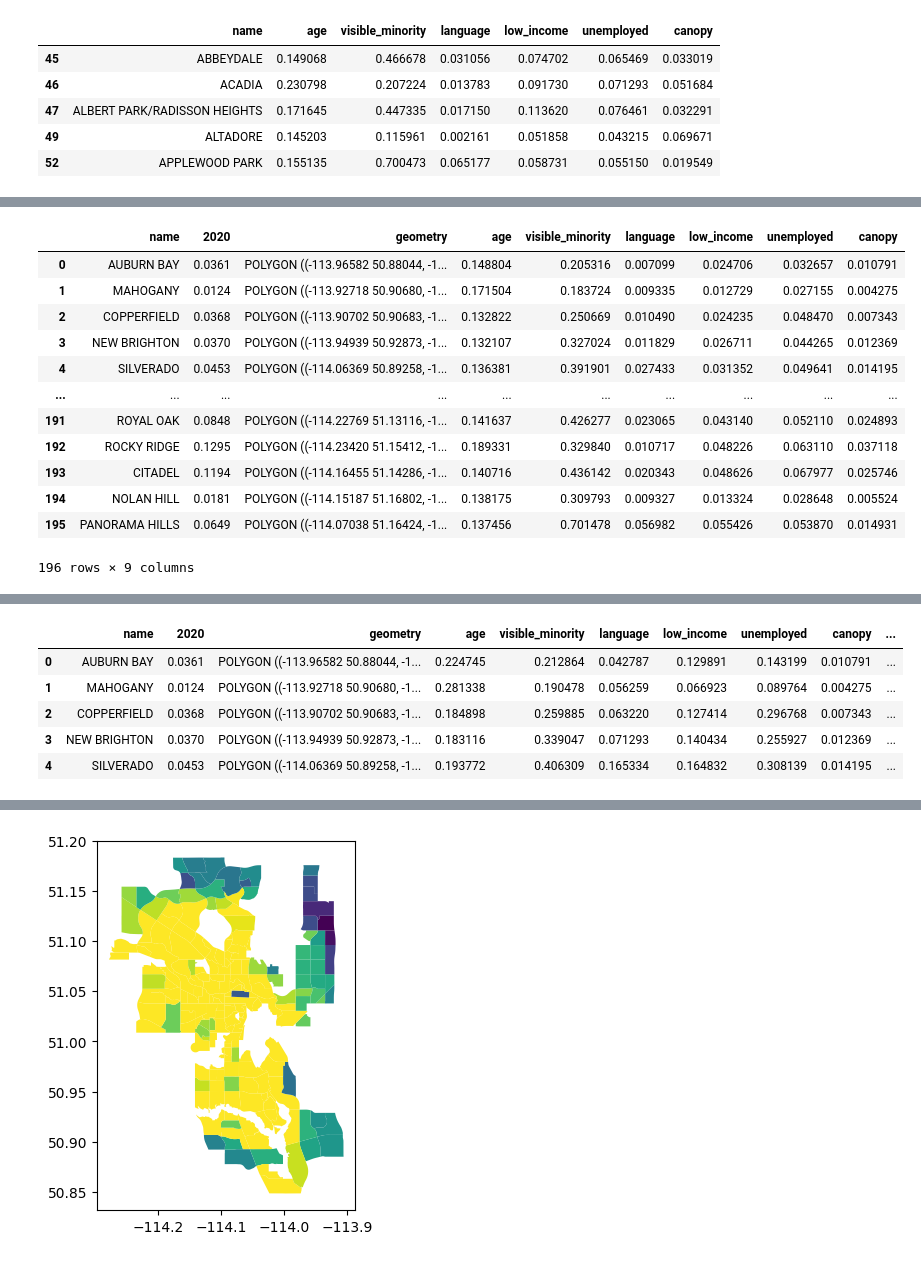
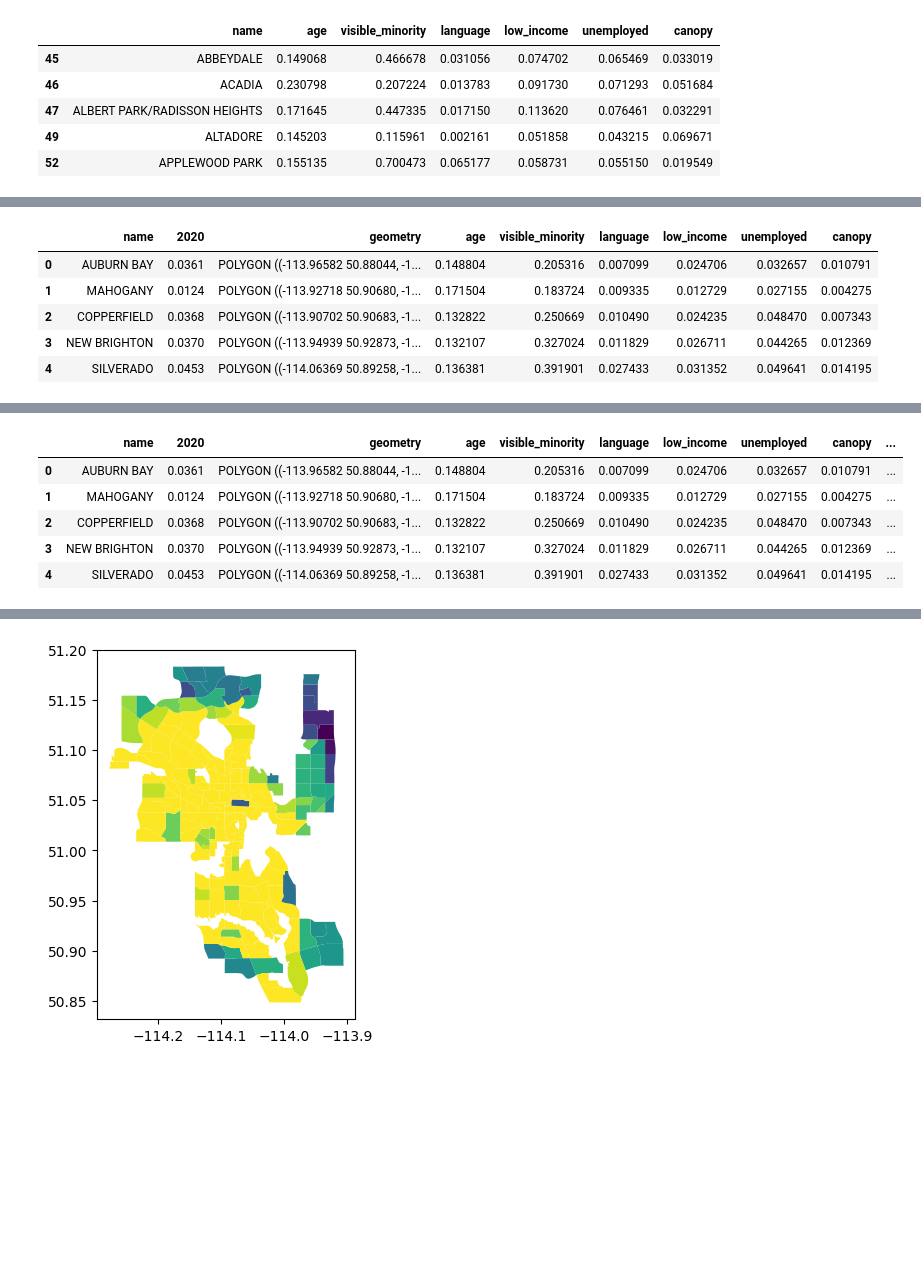
Before and after one commit to smohiudd/calgary-tree-equity, a Jupyter notebook: notebooks/EquityIndex.ipynb, the cells around one changed output, grey strips where cells are left out. Drawn from its saved outputs; the diff is of its cells as text; code cells hidden in the pictures; blank space fills up the shorter version.

```diff
--- a/notebooks/EquityIndex.ipynb
+++ b/notebooks/EquityIndex.ipynb
@@ -83,8 +45,8 @@ columns
  '% Unemployed',
  '% Area of tree canopy (2020)']
 # %%
-df = df[columns]
-df
+priority_indicators = priority_indicators[columns]
+priority_indicators.head()
 # %% [output]
 |  | Community name | % of people aged >65 and < 5 year... | % Visible minority population | % Language (neither FR or EN) | ... |
 | 0 | 01B | NaN | NaN | NaN | ... |
@@ -110,10 +65,10 @@ rename={
     "% Area of tree canopy (2020)":"canopy"
 }
 # %%
-df = df.rename(columns=rename)
+priority_indicators = priority_indicators.rename(columns=rename)
 # %%
-df = df.dropna()
-df.head()
+priority_indicators = priority_indicators.dropna()
+priority_indicators.head()
 # %% [output]
 |  | name | age | visible_minority | language | low_income | unemployed | canopy |
 | 45 | ABBEYDALE | 0.149068 | 0.466678 | 0.031056 | 0.074702 | 0.065469 | 0.033019 |
@@ -122,5 +77,5 @@ df.head()
 | 49 | ALTADORE | 0.145203 | 0.115961 | 0.002161 | 0.051858 | 0.043215 | 0.069671 |
 | 52 | APPLEWOOD PARK | 0.155135 | 0.700473 | 0.065177 | 0.058731 | 0.055150 | 0.019549 |
 # %%
-canopy_data= canopy_data.merge(df, left_on='name', right_on='name')
+df= canopy_data.merge(priority_indicators, left_on='name', right_on='name')
 # %%
@@ -151,18 +90,11 @@ canopy_data.plot(column="2020")
 # %%
-canopy_data["2020"] = canopy_data["2020"]/100
-canopy_data
+df["2020"] = df["2020"]/100
+df.head()
 # %% [output]
 |  | name | 2020 | geometry | age | visible_minority | language | low_income | unemployed | canopy |
 | 0 | AUBURN BAY | 0.0361 | POLYGON ((-113.96582 50.88044, -1... | 0.148804 | 0.205316 | 0.007099 | 0.024706 | 0.032657 | 0.010791 |
 | 1 | MAHOGANY | 0.0124 | POLYGON ((-113.92718 50.90680, -1... | 0.171504 | 0.183724 | 0.009335 | 0.012729 | 0.027155 | 0.004275 |
 | 2 | COPPERFIELD | 0.0368 | POLYGON ((-113.90702 50.90683, -1... | 0.132822 | 0.250669 | 0.010490 | 0.024235 | 0.048470 | 0.007343 |
 | 3 | NEW BRIGHTON | 0.0370 | POLYGON ((-113.94939 50.92873, -1... | 0.132107 | 0.327024 | 0.011829 | 0.026711 | 0.044265 | 0.012369 |
 | 4 | SILVERADO | 0.0453 | POLYGON ((-114.06369 50.89258, -1... | 0.136381 | 0.391901 | 0.027433 | 0.031352 | 0.049641 | 0.014195 |
-| ... | ... | ... | ... | ... | ... | ... | ... | ... | ... |
-| 191 | ROYAL OAK | 0.0848 | POLYGON ((-114.22769 51.13116, -1... | 0.141637 | 0.426277 | 0.023065 | 0.043140 | 0.052110 | 0.024893 |
-| 192 | ROCKY RIDGE | 0.1295 | POLYGON ((-114.23420 51.15412, -1... | 0.189331 | 0.329840 | 0.010717 | 0.048226 | 0.063110 | 0.037118 |
-| 193 | CITADEL | 0.1194 | POLYGON ((-114.16455 51.14286, -1... | 0.140716 | 0.436142 | 0.020343 | 0.048626 | 0.067977 | 0.025746 |
-| 194 | NOLAN HILL | 0.0181 | POLYGON ((-114.15187 51.16802, -1... | 0.138175 | 0.309793 | 0.009327 | 0.013324 | 0.028648 | 0.005524 |
-| 195 | PANORAMA HILLS | 0.0649 | POLYGON ((-114.07038 51.16424, -1... | 0.137456 | 0.701478 | 0.056982 | 0.055426 | 0.053870 | 0.014931 |
-196 rows × 9 columns
 # %%
@@ -190,11 +130,11 @@ canopy_data[numeric_columns] = scaler.fit_transform(canopy_data[numeric_columns]
 # %%
-canopy_data.head()
+df.head()
 # %% [output]
 |  | name | 2020 | geometry | age | visible_minority | language | low_income | unemployed | canopy | ... |
-| 0 | AUBURN BAY | 0.0361 | POLYGON ((-113.96582 50.88044, -1... | 0.224745 | 0.212864 | 0.042787 | 0.129891 | 0.143199 | 0.010791 | ... |
-| 1 | MAHOGANY | 0.0124 | POLYGON ((-113.92718 50.90680, -1... | 0.281338 | 0.190478 | 0.056259 | 0.066923 | 0.089764 | 0.004275 | ... |
-| 2 | COPPERFIELD | 0.0368 | POLYGON ((-113.90702 50.90683, -1... | 0.184898 | 0.259885 | 0.063220 | 0.127414 | 0.296768 | 0.007343 | ... |
-| 3 | NEW BRIGHTON | 0.0370 | POLYGON ((-113.94939 50.92873, -1... | 0.183116 | 0.339047 | 0.071293 | 0.140434 | 0.255927 | 0.012369 | ... |
-| 4 | SILVERADO | 0.0453 | POLYGON ((-114.06369 50.89258, -1... | 0.193772 | 0.406309 | 0.165334 | 0.164832 | 0.308139 | 0.014195 | ... |
+| 0 | AUBURN BAY | 0.0361 | POLYGON ((-113.96582 50.88044, -1... | 0.148804 | 0.205316 | 0.007099 | 0.024706 | 0.032657 | 0.010791 | ... |
+| 1 | MAHOGANY | 0.0124 | POLYGON ((-113.92718 50.90680, -1... | 0.171504 | 0.183724 | 0.009335 | 0.012729 | 0.027155 | 0.004275 | ... |
+| 2 | COPPERFIELD | 0.0368 | POLYGON ((-113.90702 50.90683, -1... | 0.132822 | 0.250669 | 0.010490 | 0.024235 | 0.048470 | 0.007343 | ... |
+| 3 | NEW BRIGHTON | 0.0370 | POLYGON ((-113.94939 50.92873, -1... | 0.132107 | 0.327024 | 0.011829 | 0.026711 | 0.044265 | 0.012369 | ... |
+| 4 | SILVERADO | 0.0453 | POLYGON ((-114.06369 50.89258, -1... | 0.136381 | 0.391901 | 0.027433 | 0.031352 | 0.049641 | 0.014195 | ... |
 # %%
 def priority_index(x):
```
Also changed, not shown: parts of 23 cells of this notebook, 33 other files.
